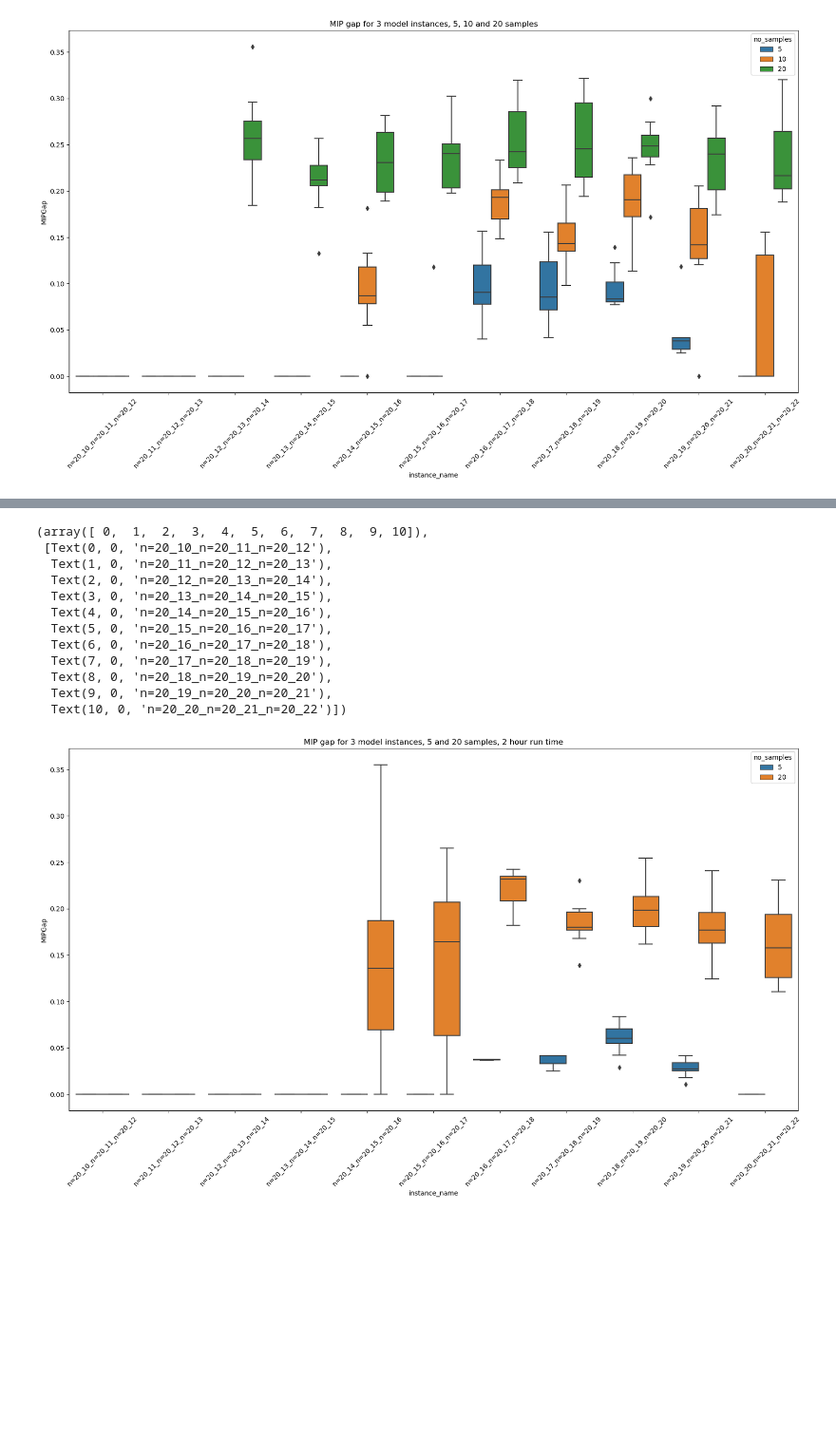
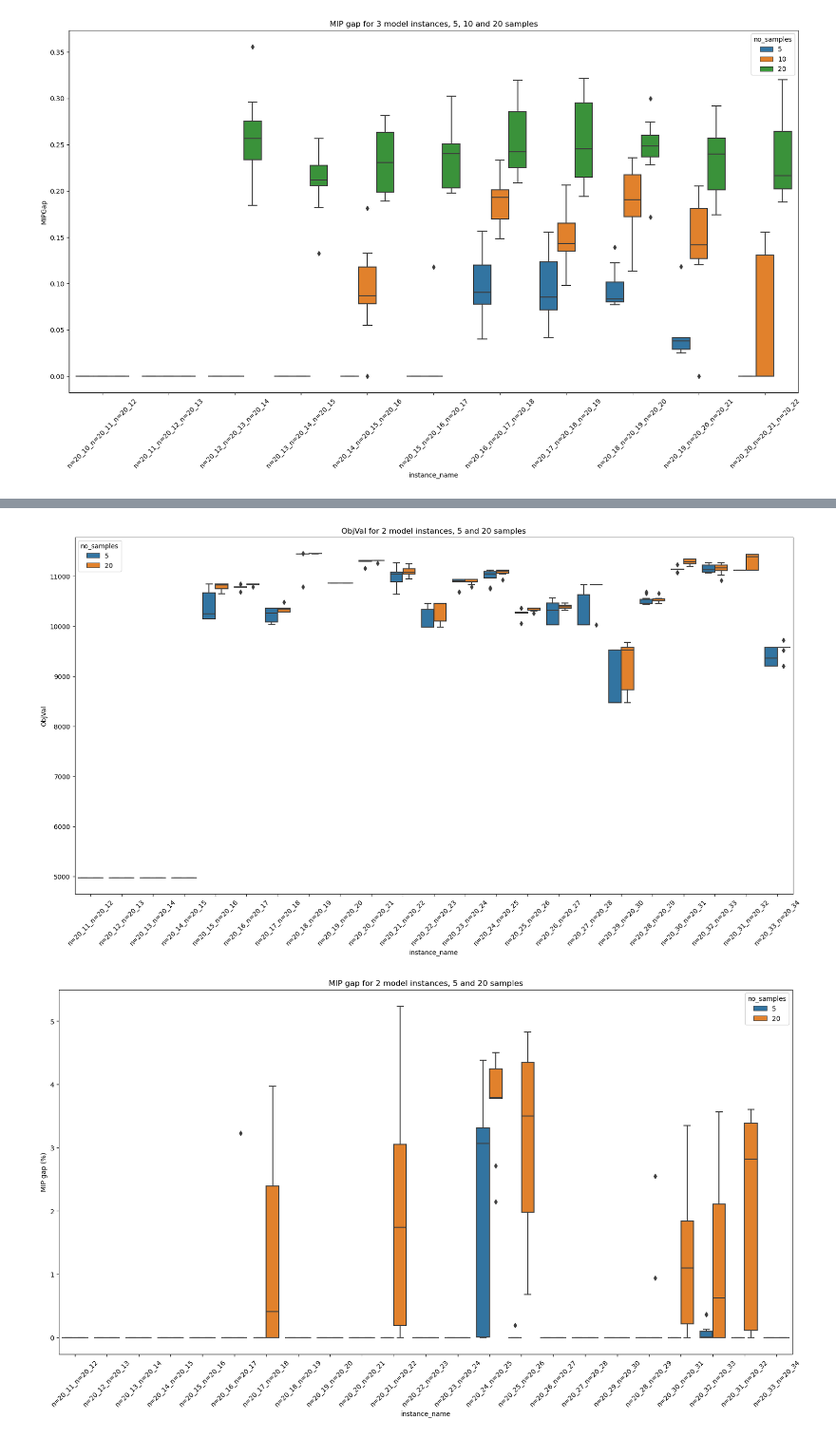
Before and after one commit to JosephThompson607/MALBP-W, a Jupyter notebook: analysis/sampling_eval.ipynb, the cells around one changed output, grey strips where cells are left out. Shown at 95% size. Saved outputs shown, nothing was run; the diff lists cells and outputs as text; code cells hidden in the pictures; blank space fills up the shorter version.

```diff
--- a/analysis/sampling_eval.ipynb
+++ b/analysis/sampling_eval.ipynb
@@ -397,7 +477,9 @@ summary_5samp_3_models_2_hours.shape[0]
 # %%
-log_file_location = "/Users/letshopethisworks2/Documents/Phd Paper material/model_runs/mc_tests2/2024_03_15mc_test_20samples_3instances_2_hours"
-csv_config_file = "../SALBP_benchmark/MM_instances/csv_config/3_instances.csv"
-summary_20samp_3_models_2_hours = log_to_summary(log_file_location, csv_config_file)
-summary_20samp_3_models_2_hours['no_samples'] = 20
-summary_20samp_3_models_2_hours.shape[0]
+log_file_location = "/Users/letshopethisworks2/Documents/Phd Paper material/model_runs/mc_test_march27/2024_03_22small_tree_samp_20"
+
+
+csv_config_file = "../SALBP_benchmark/MM_instances/csv_config/seq5_o20_samp_20.csv"
+summary_20samp_3_models_full_tree = log_to_summary(log_file_location, csv_config_file)
+summary_20samp_3_models_full_tree['no_samples'] = 20
+summary_20samp_3_models_full_tree.shape[0]
 # %% [output]
@@ -405,4 +487,8 @@ summary_20samp_3_models_2_hours.shape[0]
 # %%
-summary_3_models_2_hours = pd.concat([summary_5samp_3_models_2_hours, summary_20samp_3_models_2_hours ])
-summary_3_models_2_hours_stats = summary_3_models_2_hours.groupby(['no_samples'], as_index=False).agg({'ObjVal': ['mean', 'std'], 'MIPGap': ['mean', 'std']})
-summary_3_models_2_hours_stats
+
+def concat_and_summarize(df_list):
+    summary = pd.concat(df_list)
+    summary['MIPGap'] = summary['MIPGap'] * 100
+    summary_stats = summary.groupby(['no_samples'], as_index=False).agg({'ObjVal': ['mean', 'std'], 'MIPGap': ['mean', 'std']})
+    return summary, summary_stats
+st_sum, st_stats = concat_and_summarize([summary_5samp_3_models_full_tree, summary_20samp_3_models_full_tree])
@@ -435,21 +495,18 @@ plt.xticks(rotation=45)
-# %%
-fig, ax = plt.subplots(figsize=(20,10))
-
-sns.boxplot(x='instance_name', y='MIPGap', hue='no_samples', data=summary_3_models_2_hours, ax=ax )
-#labels the plot "MIP gap for 5 model instances, 10, 20 and 40 samples"
-plt.title("MIP gap for 3 model instances, 5 and 20 samples, 2 hour run time")
-plt.xticks(rotation=45)
-# %% [output]
-(array([ 0,  1,  2,  3,  4,  5,  6,  7,  8,  9, 10]),
- [Text(0, 0, 'n=20_10_n=20_11_n=20_12'),
-  Text(1, 0, 'n=20_11_n=20_12_n=20_13'),
-  Text(2, 0, 'n=20_12_n=20_13_n=20_14'),
-  Text(3, 0, 'n=20_13_n=20_14_n=20_15'),
-  Text(4, 0, 'n=20_14_n=20_15_n=20_16'),
-  Text(5, 0, 'n=20_15_n=20_16_n=20_17'),
-  Text(6, 0, 'n=20_16_n=20_17_n=20_18'),
-  Text(7, 0, 'n=20_17_n=20_18_n=20_19'),
-  Text(8, 0, 'n=20_18_n=20_19_n=20_20'),
-  Text(9, 0, 'n=20_19_n=20_20_n=20_21'),
-  Text(10, 0, 'n=20_20_n=20_21_n=20_22')])
-[figure, removed]
+# %%
+def plot_obj_value(summary, title):
+    fig, ax = plt.subplots(figsize=(20,10))
+    sns.boxplot(x='instance_name', y='ObjVal', hue='no_samples', data=summary, ax=ax )
+    plt.title(title)
+    plt.xticks(rotation=45)
+
+def plot_mip_gap(summary, title):
+    fig, ax = plt.subplots(figsize=(20,10))
+    sns.boxplot(x='instance_name', y='MIPGap', hue='no_samples', data=summary, ax=ax )
+    plt.title(title)
+    plt.ylabel("MIP gap (%)")
+    plt.xticks(rotation=45)
+plot_obj_value(st_sum, "ObjVal for 2 model instances, 5 and 20 samples")
+plot_mip_gap(st_sum, "MIP gap for 2 model instances, 5 and 20 samples")
+# %% [output]
+[figure, added]
+[figure, added]
```
Also changed, not shown: parts of 13 cells of this notebook, 5 other files.
